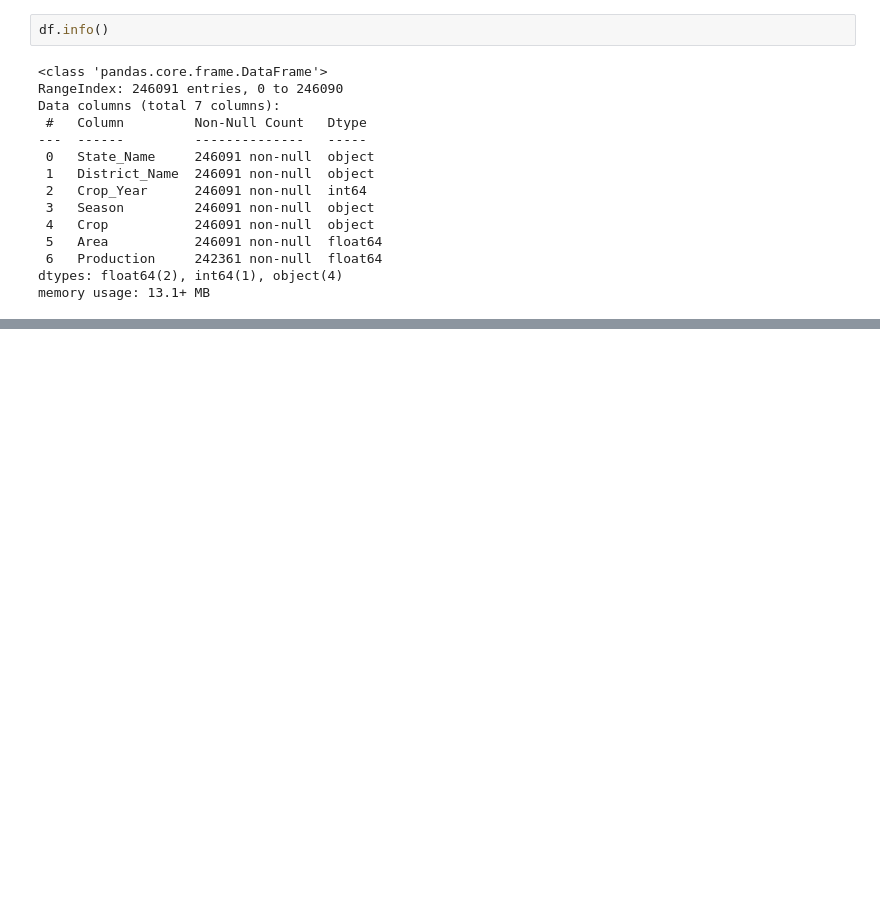
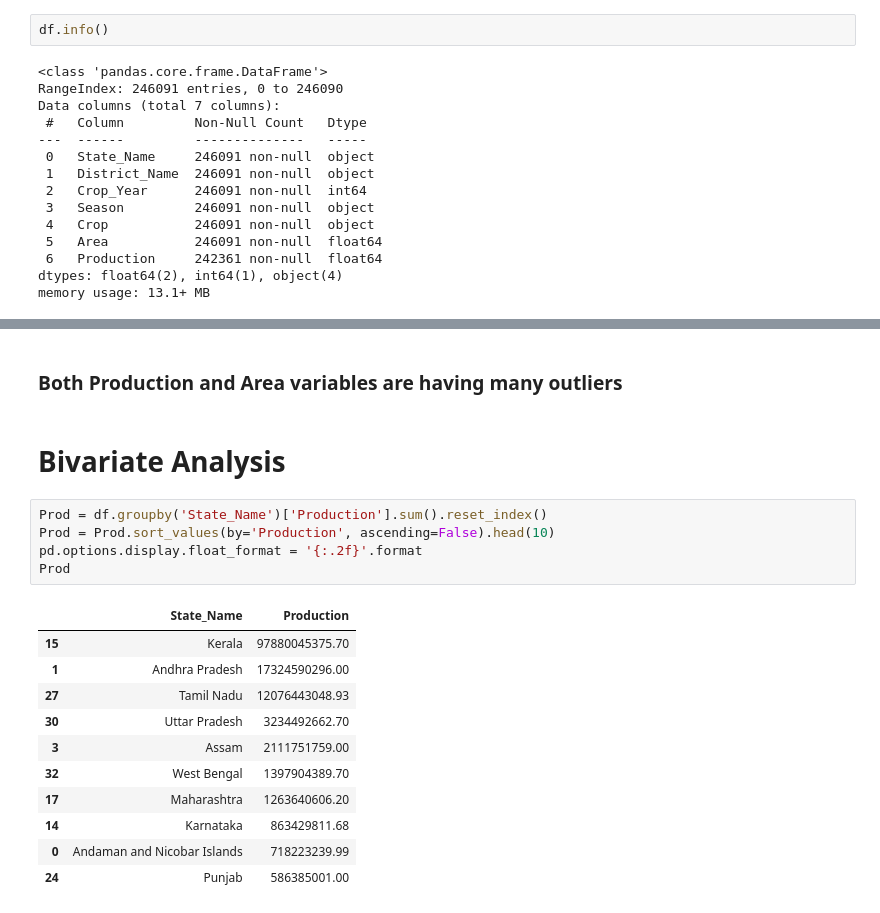
Before and after one commit to DataWizard-Yash/analysis-of-crop-production-in-india, a Jupyter notebook: understanding_data.ipynb, the cells around one changed output, grey strips where cells are left out. Drawn from its saved outputs; the diff is of its cells as text; blank space fills up the shorter version.

```diff
--- a/understanding_data.ipynb
+++ b/understanding_data.ipynb
@@ -35,0 +405,21 @@ memory usage: 13.1+ MB
+# %% [markdown]
+### Both Production and Area variables are having many outliers
+# %% [markdown]
+# Bivariate Analysis
+# %%
+Prod = df.groupby('State_Name')['Production'].sum().reset_index()
+Prod = Prod.sort_values(by='Production', ascending=False).head(10)
+pd.options.display.float_format = '{:.2f}'.format
+Prod
+# %% [output]
+|  | State_Name | Production |
+| 15 | Kerala | 97880045375.70 |
+| 1 | Andhra Pradesh | 17324590296.00 |
+| 27 | Tamil Nadu | 12076443048.93 |
+| 30 | Uttar Pradesh | 3234492662.70 |
+| 3 | Assam | 2111751759.00 |
+| 32 | West Bengal | 1397904389.70 |
+| 17 | Maharashtra | 1263640606.20 |
+| 14 | Karnataka | 863429811.68 |
+| 0 | Andaman and Nicobar Islands | 718223239.99 |
+| 24 | Punjab | 586385001.00 |
```
Also changed, not shown: parts of 49 cells of this notebook.
